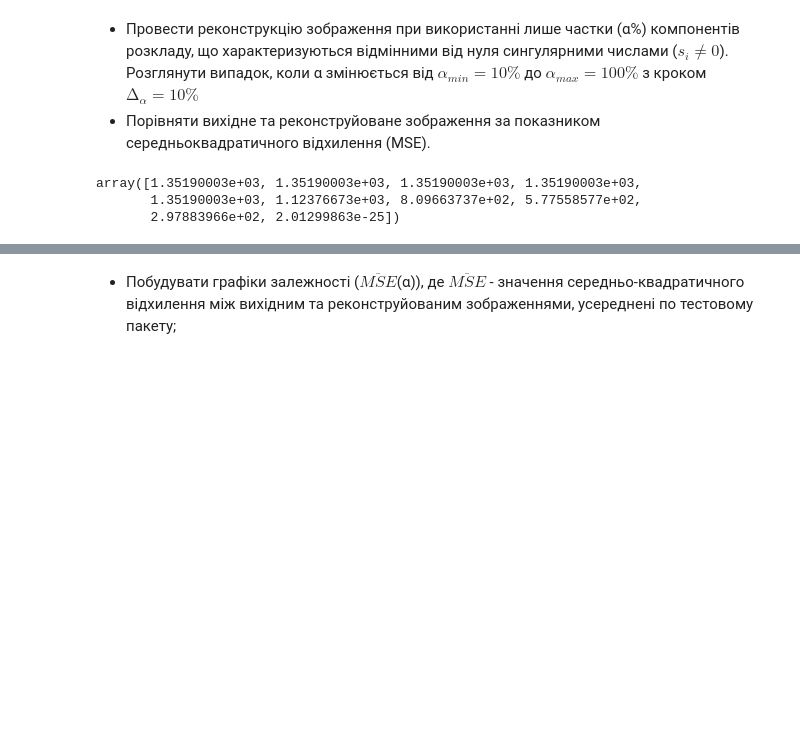
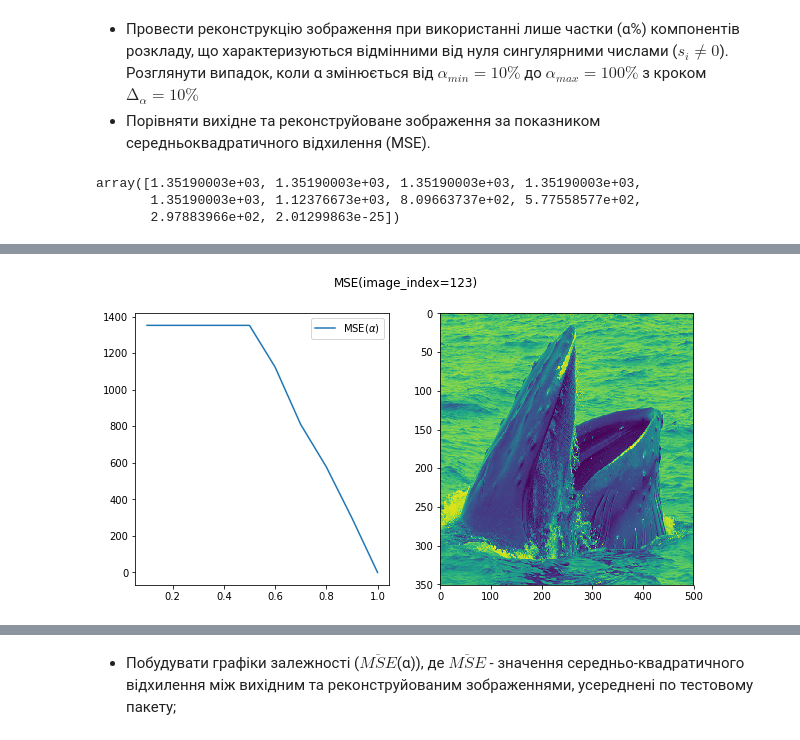
Before and after one commit to EddieKro/MathMethods_in_ML, a Jupyter notebook: notebooks/Lab2.ipynb, the cells around one changed output, grey strips where cells are left out. Saved outputs shown, nothing was run; the diff lists cells and outputs as text; code cells hidden in the pictures; blank space fills up the shorter version.

Commit message:
added mean-mse

```diff
--- a/notebooks/Lab2.ipynb
+++ b/notebooks/Lab2.ipynb
@@ -98,10 +109,9 @@ array([17288.06481012,  6327.51092025,  5576.63578905,  4901.65362791,
 *	Порівняти вихідне та реконструйоване зображення за показником середньоквадратичного відхилення (MSE).
 # %%
 np.set_printoptions(suppress=False)
-def reconstruct(image):
-    mse = np.array([mean_squared_error(image,apply_pca(image,components=alpha*0.1 if alpha<10 else None)) for alpha in range(1,11)])
-    return mse
-mse = reconstruct(sample_images_green[123])
+def calculate_mse(image):
+    return np.array([mean_squared_error(image,apply_pca(image,components=alpha*0.1 if alpha<10 else None)) for alpha in range(1,11)])
+mse = calculate_mse(sample_images_green[123])
 mse
 # %% [output]
 array([1.35190003e+03, 1.35190003e+03, 1.35190003e+03, 1.35190003e+03,
@@ -109,0 +127,14 @@ array([1.35190003e+03, 1.35190003e+03, 1.35190003e+03, 1.35190003e+03,
+# %%
+i=123
+mse = calculate_mse(sample_images_green[i])
+plt.figure(figsize=(10,5))
+
+plt.subplot(121,)
+plt.suptitle(f"MSE(image_index={i})")
+plt.plot(np.arange(0.1,1.1,0.1),mse,label='MSE($\\alpha$)')
+plt.legend()
+
+plt.subplot(122)
+plt.imshow(sample_images_green[i],aspect='auto');
+# %% [output]
+[figure, added]
```
Also changed, not shown: parts of 6 cells of this notebook.
